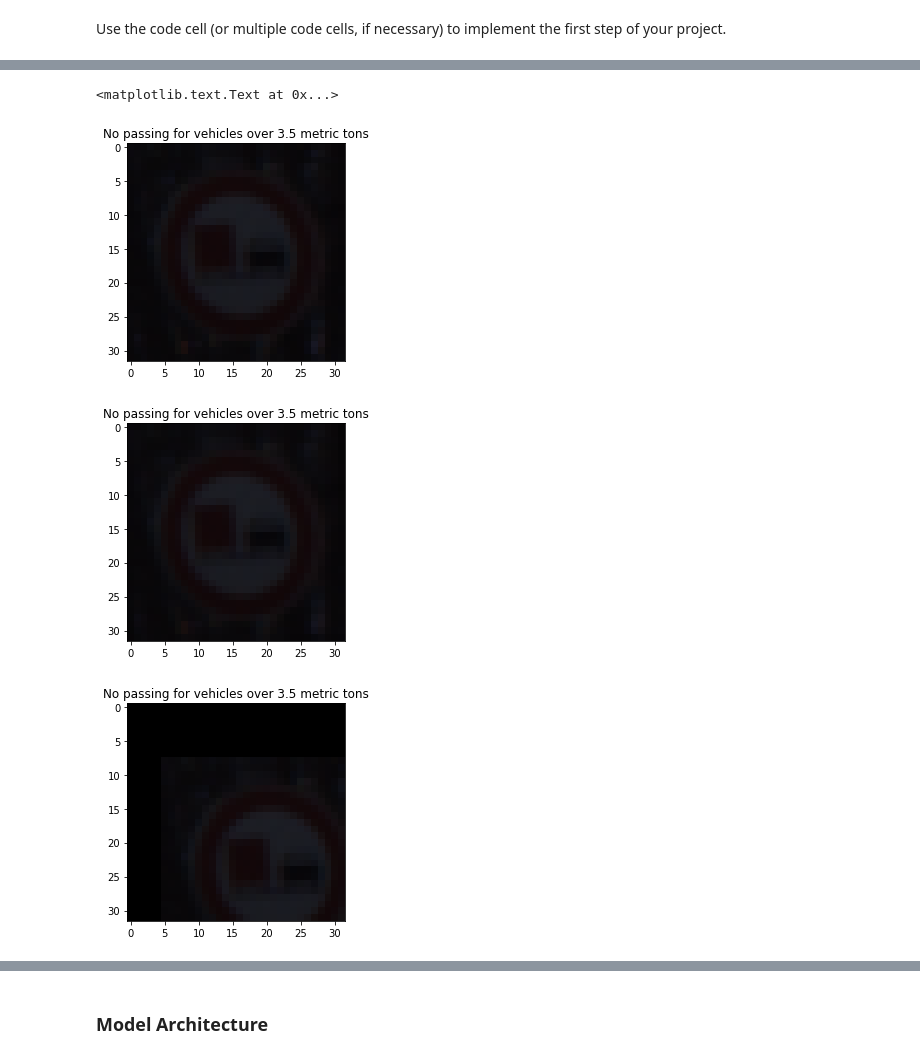
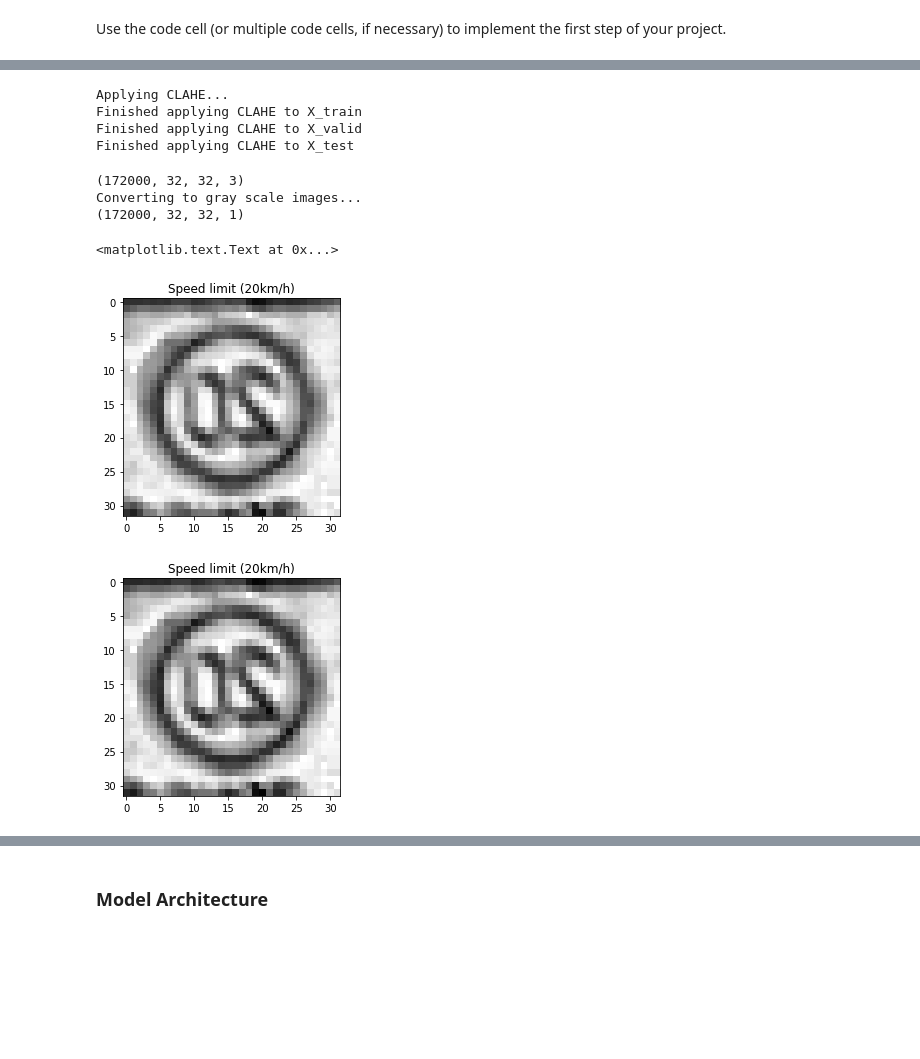
Before and after one commit to apalvai/CarND-Traffic-Sign-Classifier-Project, a Jupyter notebook: Traffic_Sign_Classifier.ipynb, the cells around one changed output, grey strips where cells are left out. Drawn from its saved outputs; the diff is of its cells as text; code cells hidden in the pictures; blank space fills up the shorter version.

```diff
--- a/Traffic_Sign_Classifier.ipynb
+++ b/Traffic_Sign_Classifier.ipynb
@@ -244,47 +331,45 @@ def process_image(image, label):
+# %%
+# Apply CLAHE Image Equalization
+print('Applying CLAHE...')
+for i in range(0, len(X_train)):
+    X_train[i] = apply_clahe(X_train[i])
+print('Finished applying CLAHE to X_train')
+for i in range(0, len(X_valid)):
+    X_valid[i] = apply_clahe(X_valid[i])
+print('Finished applying CLAHE to X_valid')
+for i in range(0, len(X_test)):
+    X_test[i] = apply_clahe(X_test[i])
+print('Finished applying CLAHE to X_test')
+# %% [output]
+Applying CLAHE...
+Finished applying CLAHE to X_train
+Finished applying CLAHE to X_valid
+Finished applying CLAHE to X_test
 # %%
 # Convert images to gray scale
+
+index = random.randint(0, len(X_train))
+image = X_train[index].squeeze()
+plt.figure(figsize=(4,4))
+plt.imshow(image, cmap="gray")
+plt.title(SignNamesList[y_train[index]])
+
 print(X_train.shape)
+print('Converting to gray scale images...')
 X_train = gray_scale(X_train)
 X_valid = gray_scale(X_valid)
 X_test = gray_scale(X_test)
 print(X_train.shape)
+
+gray_image = X_train[index].squeeze()
+
+plt.figure(figsize=(4,4))
+plt.imshow(gray_image, cmap="gray")
+plt.title(SignNamesList[y_train[index]])
+# %% [output]
+(172000, 32, 32, 3)
+Converting to gray scale images...
+(172000, 32, 32, 1)
+<matplotlib.text.Text at 0x...>
+[figure, added]
+[figure, added]
-# %%
-import imutils
-import random
-
-plt.figure(figsize=(4,4))
-index = random.randint(0, len(X_train))
-image = X_train[index].squeeze()
-plt.imshow(image, cmap="gray")
-plt.title(SignNamesList[y_train[index]])
-
-plt.figure(figsize=(4,4))
-gray_image = gray_scale(image)
-plt.imshow(gray_image, cmap="gray")
-plt.title(SignNamesList[y_train[index]])
-
-plt.figure(figsize=(4,4))
-flipped_image = flip_image(image)
-plt.imshow(flipped_image, cmap="gray")
-plt.title(SignNamesList[y_train[index]])
-
-plt.figure(figsize=(4,4))
-angle = random.uniform(-45, 45)
-rotated_image = imutils.rotate(image, angle)
-plt.imshow(rotated_image, cmap="gray")
-plt.title(SignNamesList[y_train[index]])
-
-plt.figure(figsize=(4,4))
-translated_image = translate_image(image)
-plt.imshow(translated_image, cmap="gray")
-plt.title(SignNamesList[y_train[index]])
-
-plt.figure(figsize=(4,4))
-clahed_image = apply_clahe(image)
-plt.imshow(clahed_image, cmap="gray")
-plt.title(SignNamesList[y_train[index]])
-# %% [output]
-<matplotlib.text.Text at 0x...>
-[figure, removed]
-[figure, removed]
-[figure, removed]
```
Also changed, not shown: parts of 10 cells of this notebook, 5 other files.
